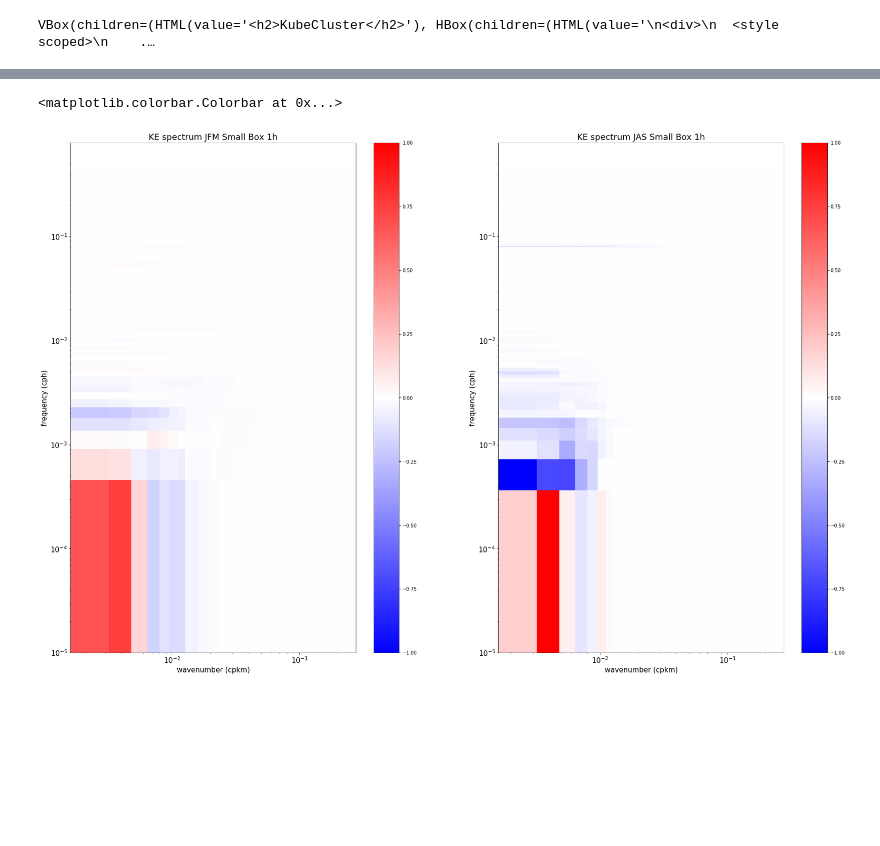
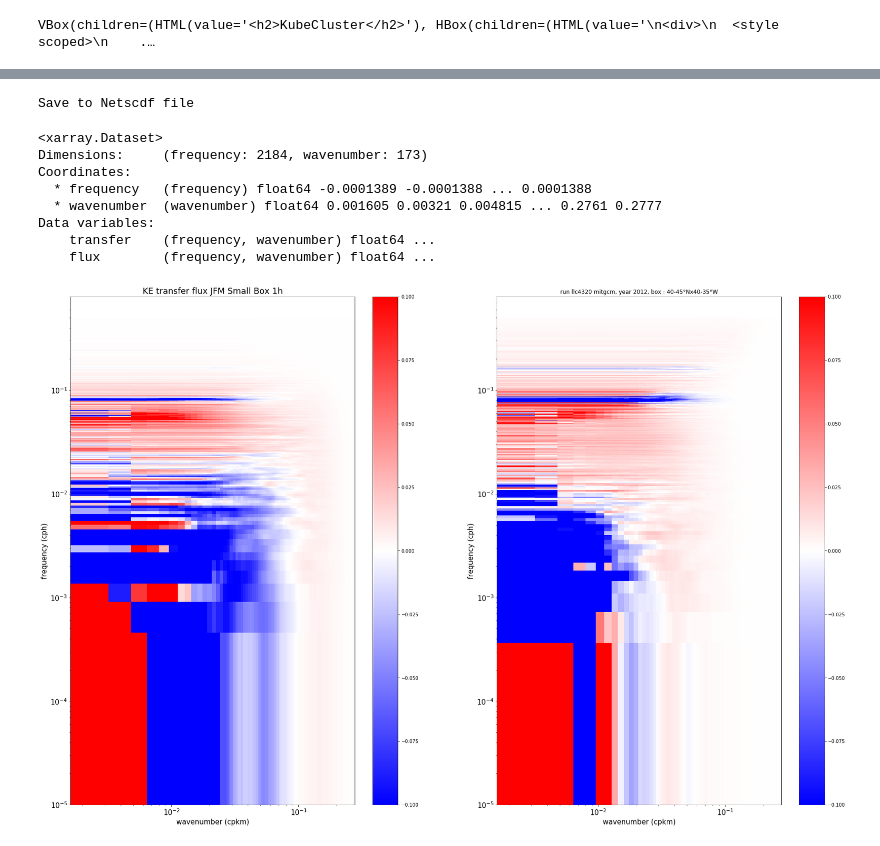
Before and after one commit to auraoupa/testing-pangeo-cloud, a Jupyter notebook: 2019-05-06-AA-test-compute-KE-transfer-freq-wavenumber-diag-llc4320.ipynb, the cells around one changed output, grey strips where cells are left out. Cells and saved outputs as stored; diff of their text form; code cells hidden in the pictures; blank space fills up the shorter version.

```diff
--- a/2019-05-06-AA-test-compute-KE-transfer-freq-wavenumber-diag-llc4320.ipynb
+++ b/2019-05-06-AA-test-compute-KE-transfer-freq-wavenumber-diag-llc4320.ipynb
@@ -221,0 +261,12 @@ Get transfer
+# %%
+# Save to Netscdf file
+# - build dataarray
+print('Save to Netscdf file')
+transfer_JAS_da = xr.DataArray(transfer_JAS,dims=['frequency','wavenumber'],name="transfer",coords=[ffrequency_JAS ,wavenumber_JAS])
+flux_JAS_da = xr.DataArray(flux_JAS,dims=['frequency','wavenumber'],name="flux",coords=[ffrequency_JAS,wavenumber_JAS])
+transfer_JAS_da.attrs['Name'] = 'KE_Transfer_Flux_JAS_w_k_from_1h_llc4320.nc'
+
+transfer_JAS_da.to_dataset().to_netcdf(path='KE_Transfer_Flux_JAS_w_k_from_1h_llc4320.nc',mode='w',engine='scipy')
+flux_JAS_da.to_dataset().to_netcdf(path='KE_Transfer_Flux_JAS_w_k_from_1h_llc4320.nc',mode='a',engine='scipy')
+# %% [output]
+Save to Netscdf file
@@ -222,35 +278,61 @@ Get transfer
+# %%
+ds_JFM
+# %% [output]
+<xarray.Dataset>
+Dimensions:     (frequency: 2184, wavenumber: 173)
+Coordinates:
+  * frequency   (frequency) float64 -0.0001389 -0.0001388 ... 0.0001388
+  * wavenumber  (wavenumber) float64 0.001605 0.00321 0.004815 ... 0.2761 0.2777
+Data variables:
+    transfer    (frequency, wavenumber) float64 ...
+    flux        (frequency, wavenumber) float64 ...
 # %%
+#Open netcdf
+
+ds_JFM=xr.open_dataset('KE_Transfer_Flux_JFM_w_k_from_1h_llc4320.nc')
+ds_JAS=xr.open_dataset('KE_Transfer_Flux_JAS_w_k_from_1h_llc4320.nc')
+
+wavenumber_JFM=ds_JFM['wavenumber']
+ffrequency_JFM=ds_JFM['frequency']
+flux_JFM=ds_JFM['flux']
+
+wavenumber_JAS=ds_JAS['wavenumber']
+ffrequency_JAS=ds_JAS['frequency']
+flux_JAS=ds_JAS['flux']
+
 sec_to_hour = 3600.0
 
 cmap = 'bwr'
 
 fig=plt.figure(figsize=(30,20))
 
 ax = plt.subplot(121)
-plt.pcolormesh(wavenumber_JFM,sec_to_hour*ffrequency_JFM,10*flux_JFM,cmap=cmap,vmin=-1,vmax=1)
+plt.pcolormesh(wavenumber_JFM,sec_to_hour*ffrequency_JFM,10*flux_JFM,cmap=cmap,vmin=-0.1,vmax=0.1)
 ax.set_xscale("log")
 ax.set_yscale("log")
 ax.set_xlabel('wavenumber (cpkm)',fontsize=15)
 ax.set_ylabel('frequency (cph)',fontsize=15)
 ax.set_xlim(wavenumber_JFM.min(),wavenumber_JFM.max())
 ax.set_ylim(1E-5,8E-1)
-ax.set_title('KE spectrum JFM Small Box 1h',size=18)
+ax.set_title('KE transfer flux JFM Small Box 1h',size=18)
 ax.tick_params(labelsize=15)
 plt.legend
 plt.colorbar()
 
 ax = plt.subplot(122)
-plt.pcolormesh(wavenumber_JAS,sec_to_hour*ffrequency_JAS,flux_JAS,cmap=cmap,vmin=-1,vmax=1)
+plt.pcolormesh(wavenumber_JAS,sec_to_hour*ffrequency_JAS,10*flux_JAS,cmap=cmap,vmin=-0.1,vmax=0.1)
 ax.set_xscale("log")
 ax.set_yscale("log")
 ax.set_xlabel('wavenumber (cpkm)',fontsize=15)
 ax.set_ylabel('frequency (cph)',fontsize=15)
 ax.set_xlim(wavenumber_JAS.min(),wavenumber_JAS.max())
 ax.set_ylim(1E-5,8E-1)
-ax.set_title('KE spectrum JAS Small Box 1h',size=18)
+ax.set_title('KE transfer flux JAS Small Box 1h',size=18)
 ax.tick_params(labelsize=15)
 plt.legend
 plt.colorbar()
+
+plt.title('run llc4320 mitgcm, year 2012, box : 40-45°Nx40-35°W')
+plt.savefig('KE_transfer_flux_llc4320_JFM-JAS_smallbox.png')
 # %% [output]
-<matplotlib.colorbar.Colorbar at 0x...>
-[figure, old version]
+[figure, new version]
```
Also changed, not shown: parts of 8 cells of this notebook, 4 other files.
